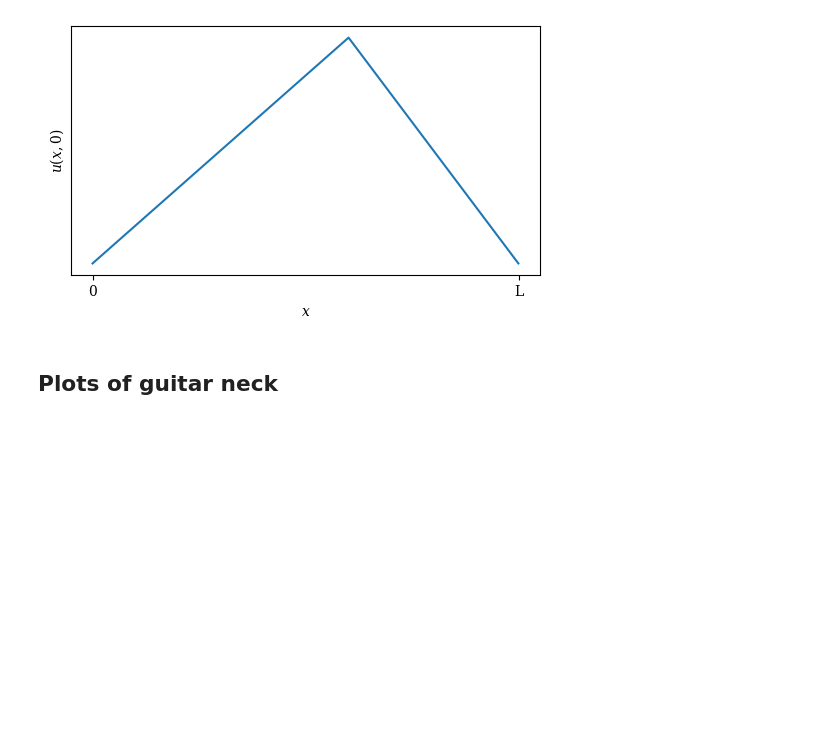
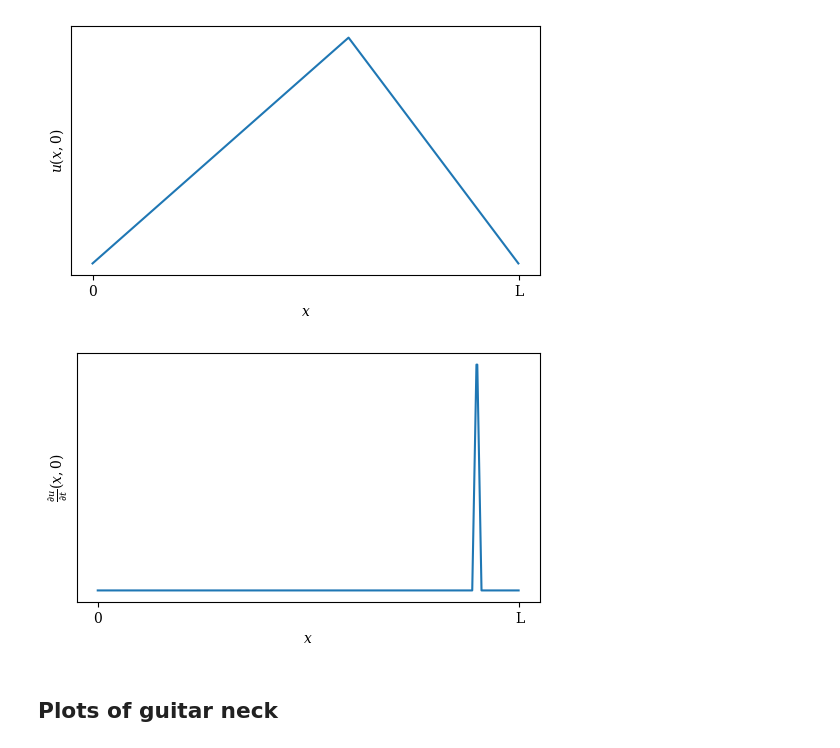
Before and after one commit to ELFREELAND/string_instrument, a Jupyter notebook: example_graphs/examples.ipynb, the cells around one changed output. Saved outputs shown, nothing was run; the diff lists cells and outputs as text; code cells hidden in the pictures; blank space fills up the shorter version.

```diff
--- a/example_graphs/examples.ipynb
+++ b/example_graphs/examples.ipynb
@@ -64,12 +64,15 @@ plt.savefig("mu_har3.png", dpi=100)
 # %%
 p0_p = np.zeros(500)
 p0_n = np.zeros(500)
+p0_h = np.zeros(500)
 
 p0_p[0:450]=[0.03*i/450 for i in range(0,450)]
 p0_p[450:499]=[0.03*(49-i)/49 for i in range(0,49)]
 
 p0_n[0:300]=[0.03*i/300 for i in range(0,300)]
 p0_n[300:499]=[0.03*(199-i)/199 for i in range(0,199)]
+
+p0_h[445:455] = [3, 6, 9, 12, 15, 15, 12, 9, 6, 3]
 # %%
 f, ax = plt.subplots(layout="constrained", figsize=(5, 3))
 
@@ -96,6 +99,19 @@ ax.set_ylabel("$u(x,0)$")
 plt.savefig("p0_n.png", dpi=100)
 # %% [output]
 [figure]
+# %%
+f, ax = plt.subplots(layout="constrained", figsize=(5, 3))
+
+ax.plot(p0_h)
+
+ax.set_xticks([0, 500], ["0", "L"])
+ax.set_yticks([])
+ax.set_xlabel("$x$")
+ax.set_ylabel("$\\frac{\partial u}{\partial t}(x,0)$")
+
+plt.savefig("p0_h.png", dpi=100)
+# %% [output]
+[figure, added]
 # %% [markdown]
 ## Plots of guitar neck
 # %%
```
Also changed, not shown: 7 other files.
